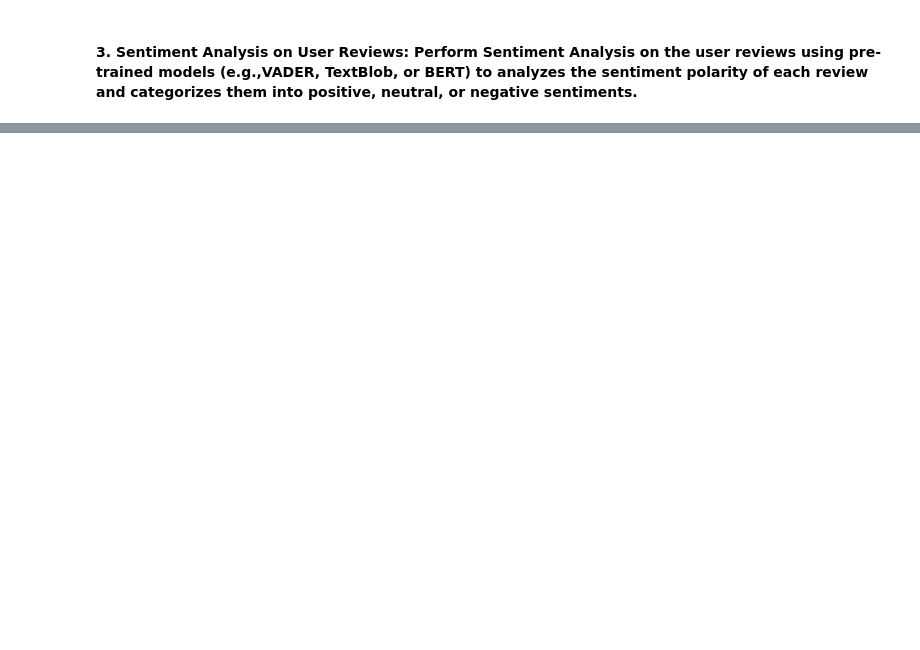
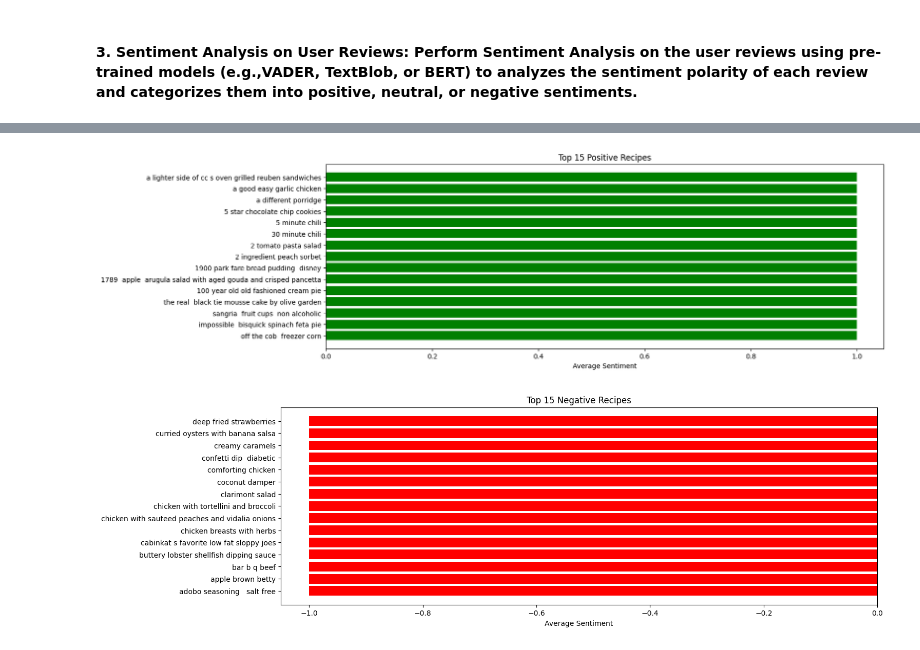
Before and after one commit to MattThePerson/NLP_Project_2024, a Jupyter notebook: pau_notebook.ipynb, the cells around one changed output, grey strips where cells are left out. Drawn from its saved outputs; the diff is of its cells as text; code cells hidden in the pictures; blank space fills up the shorter version.

```diff
--- a/pau_notebook.ipynb
+++ b/pau_notebook.ipynb
@@ -56,0 +65,4 @@ df_interact_subset.head(reviews_to_show)
+# %%
+#df_interact['sentiment'] = df_interact['review'].apply(get_sentiment_textblob)
+df_interact['sentiment'] = df_interact['review'][:10000].apply(get_sentiment_textblob)
+df_interact.head(15)
@@ -56,0 +88,13 @@ df_interact_subset.head(reviews_to_show)
+# %%
+#Convert sentiment to numeric values
+sentiment_mapping = {
+    'positive': 1,
+    'neutral': 0,
+    'negative': -1
+}
+df_interact['sentiment_numeric'] = df_interact['sentiment'].map(sentiment_mapping)
+# %%
+#Average sentiment for each recipe
+df_recipe_sentiment = df_interact.groupby('recipe_id')['sentiment_numeric'].mean().reset_index()
+sentiment_map = df_recipe_sentiment.set_index('recipe_id')['sentiment_numeric'].to_dict()
+df_recipes['average_sentiment'] = df_recipes.index.map(sentiment_map)
@@ -56,0 +109,21 @@ df_interact_subset.head(reviews_to_show)
+# %%
+# Top 15 recipes with most positive sentiment
+top_positive_recipes = df_recipes.nlargest(15, 'average_sentiment')
+
+# Top 15 recipes with most negative sentiment
+top_negative_recipes = df_recipes.nsmallest(15, 'average_sentiment')
+
+plt.figure(figsize=(15, 5))
+plt.barh(top_positive_recipes['name'], top_positive_recipes['average_sentiment'], color='green')
+plt.title('Top 15 Positive Recipes')
+plt.xlabel('Average Sentiment')
+plt.show()
+
+plt.figure(figsize=(15, 5))
+plt.barh(top_negative_recipes['name'], top_negative_recipes['average_sentiment'], color='red')
+plt.title('Top 15 Negative Recipes')
+plt.xlabel('Average Sentiment')
+plt.show()
+# %% [output]
+[figure, added]
+[figure, added]
```
Also changed, not shown: parts of 29 cells of this notebook.
